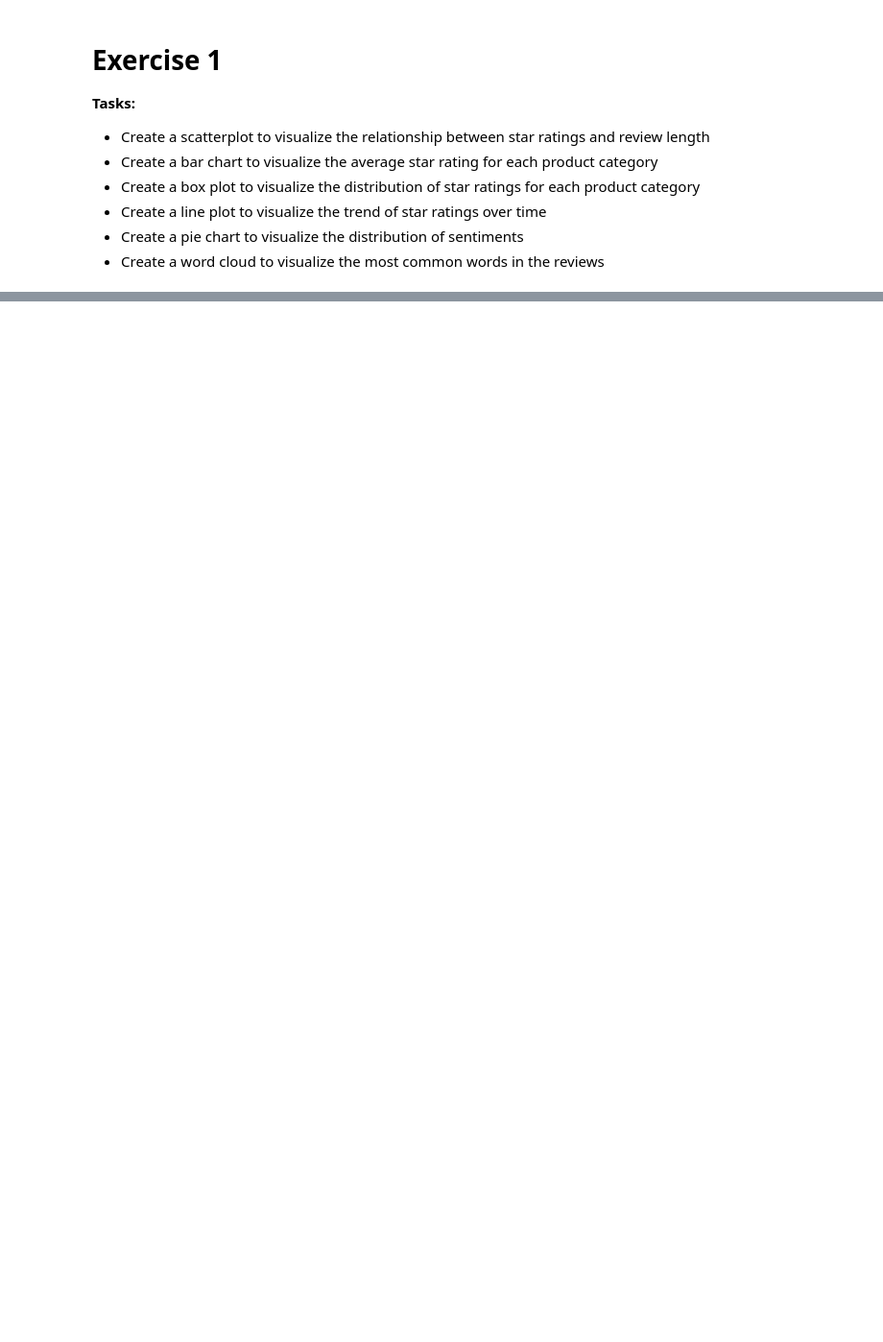
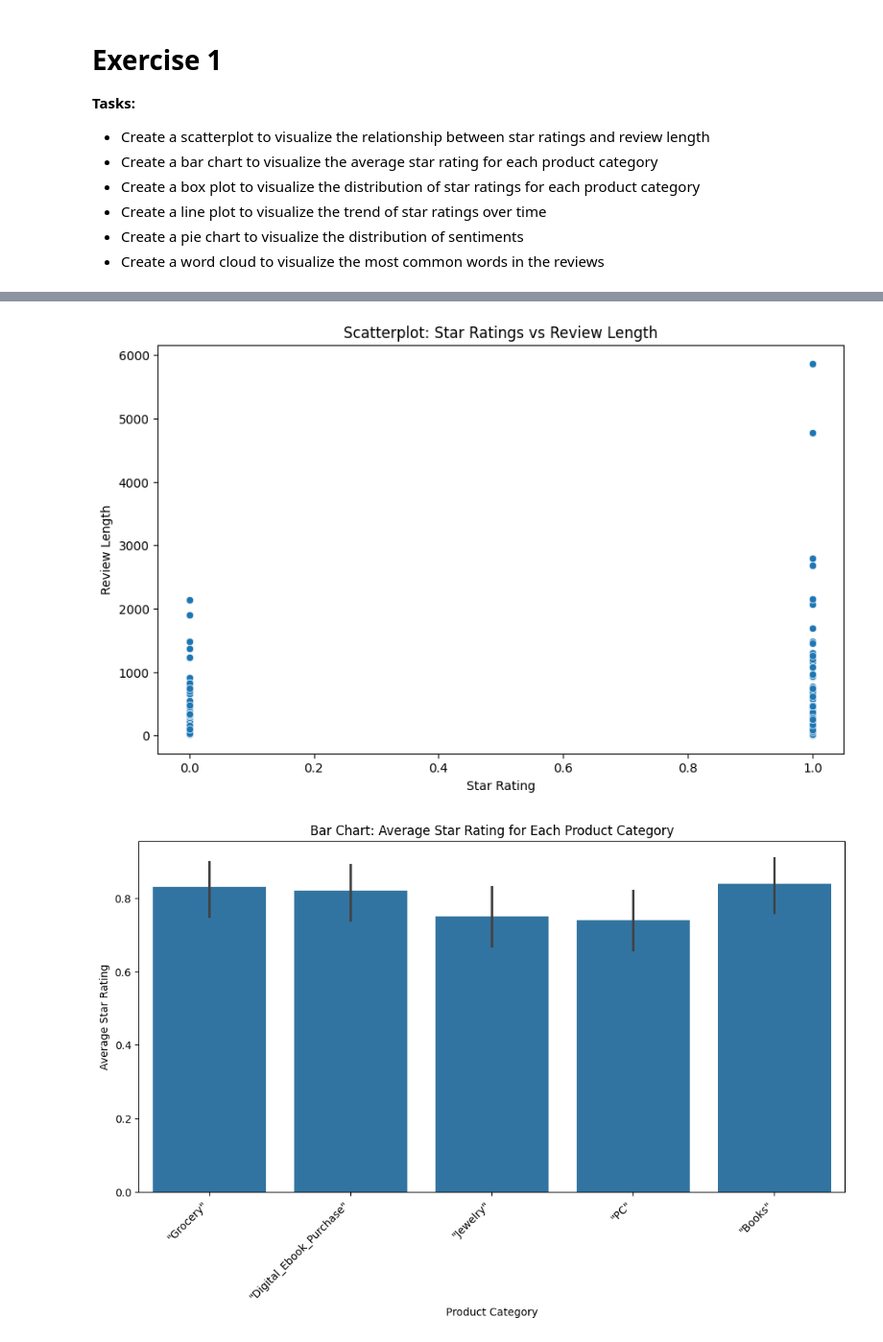
Before and after one commit to Y-YHat/gen_ai_course, a Jupyter notebook: 1_Data_Exploration_using_Amazon_book_dataset.ipynb, the cells around one changed output, grey strips where cells are left out. Shown at 96% size. Saved outputs shown, nothing was run; the diff lists cells and outputs as text; code cells hidden in the pictures; blank space fills up the shorter version.

```diff
--- a/1_Data_Exploration_using_Amazon_book_dataset.ipynb
+++ b/1_Data_Exploration_using_Amazon_book_dataset.ipynb
@@ -111,0 +197,65 @@ plt.show()
+# %%
+# Write your code here
+import pandas as pd
+import matplotlib.pyplot as plt
+import seaborn as sns
+from wordcloud import WordCloud
+from nltk.tokenize import word_tokenize
+from nltk.corpus import stopwords
+
+# Task 1: Scatterplot - Relationship between star ratings and review length
+plt.figure(figsize=(10, 6))
+sns.scatterplot(x='star_rating', y=df['review_body'].apply(len), data=df)
+plt.title('Scatterplot: Star Ratings vs Review Length')
+plt.xlabel('Star Rating')
+plt.ylabel('Review Length')
+plt.show()
+
+# Task 2: Bar chart - Average star rating for each product category
+plt.figure(figsize=(12, 6))
+sns.barplot(x='product_category', y='star_rating', data=df)
+plt.title('Bar Chart: Average Star Rating for Each Product Category')
+plt.xlabel('Product Category')
+plt.ylabel('Average Star Rating')
+plt.xticks(rotation=45, ha='right')
+plt.show()
+
+# Task 3: Box plot - Distribution of star ratings for each product category
+plt.figure(figsize=(12, 6))
+sns.boxplot(x='product_category', y='star_rating', data=df)
+plt.title('Box Plot: Distribution of Star Ratings for Each Product Category')
+plt.xlabel('Product Category')
+plt.ylabel('Star Rating')
+plt.xticks(rotation=45, ha='right')
+plt.show()
+
+# Task 4: Line plot - Trend of star ratings over time
+df['review_date'] = pd.to_datetime(df['review_date'])
+plt.figure(figsize=(12, 6))
+sns.lineplot(x='review_date', y='star_rating', data=df)
+plt.title('Line Plot: Trend of Star Ratings Over Time')
+plt.xlabel('Review Date')
+plt.ylabel('Star Rating')
+plt.show()
+
+# Task 5: Pie chart - Distribution of sentiments
+sentiment_counts = df['sentiments'].value_counts()
+plt.figure(figsize=(8, 8))
+plt.pie(sentiment_counts, labels=sentiment_counts.index, autopct='%1.1f%%', startangle=90)
+plt.title('Pie Chart: Distribution of Sentiments')
+plt.show()
+
+# Task 6: Word cloud - Most common words in reviews
+stop_words = set(stopwords.words('english'))
+all_words = ' '.join(df['review_body'].str.lower())
+filtered_words = [word for word in word_tokenize(all_words) if word.isalpha() and word not in stop_words]
+wordcloud = WordCloud(width=800, height=400, background_color='white').generate(' '.join(filtered_words))
+
+plt.figure(figsize=(12, 6))
+plt.imshow(wordcloud, interpolation='bilinear')
+plt.axis('off')
+plt.title('Word Cloud: Most Common Words in Reviews')
+plt.show()
+# %% [output]
+[figure, added]
+[figure, added]
```
Also changed, not shown: parts of 12 cells of this notebook.
